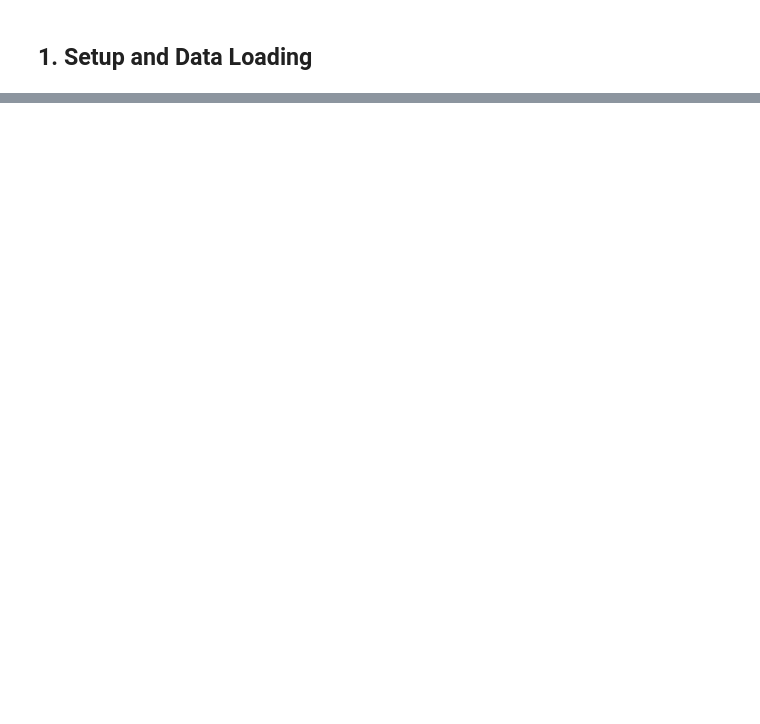
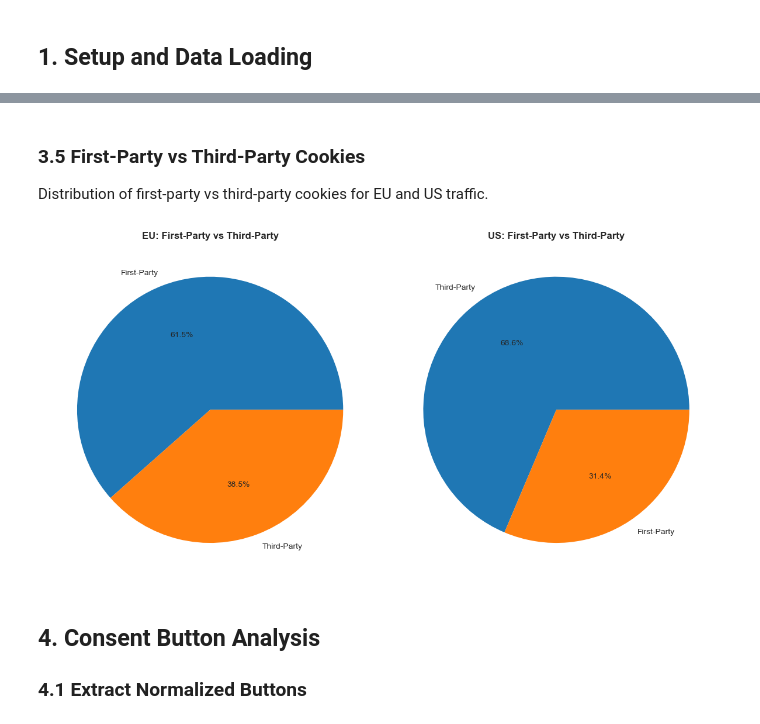
Before and after one commit to FlyinHedgehog/consent-observatory-tool-analysis, a Jupyter notebook: notebooks/results_analysis.ipynb, the cells around one changed output, grey strips where cells are left out. Cells and saved outputs as stored; diff of their text form; code cells hidden in the pictures; blank space fills up the shorter version.

```diff
--- a/notebooks/results_analysis.ipynb
+++ b/notebooks/results_analysis.ipynb
@@ -580,0 +359,47 @@ Silent tracking EU: 87.1%
+# %% [markdown]
+### 3.5 First-Party vs Third-Party Cookies
+
+Distribution of first-party vs third-party cookies for EU and US traffic.
+# %%
+def categorize_party(row):
+    # extract the hostname from the website_url and remove 'www.' if present
+    url_host = str(urlparse(row['website_url']).hostname).removeprefix('www.')
+
+    # clean the cookie domain by removing leading dots AND 'www.' if present
+    cookie_domain = str(row['domain']).lstrip('.').removeprefix('www.')
+
+    # if it's an exact match OR a valid subdomain match, it's First-Party
+    if url_host == cookie_domain or url_host.endswith('.' + cookie_domain):
+        return 'First-Party'
+    else:
+        return 'Third-Party'
+
+# this creates a new column called 'party', first-party/third-party
+df_eu_cookies['party'] = df_eu_cookies.apply(categorize_party, axis=1)
+df_us_cookies['party'] = df_us_cookies.apply(categorize_party, axis=1)
+
+# count the occurrences
+eu_party_counts = df_eu_cookies['party'].value_counts()
+us_party_counts = df_us_cookies['party'].value_counts()
+
+# plot pie charts
+fig, axes = plt.subplots(1, 2, figsize=(12, 6))
+# Plot EU
+axes[0].pie(eu_party_counts,
+            labels=eu_party_counts.index,
+            autopct='%1.1f%%')
+axes[0].set_title('EU: First-Party vs Third-Party', fontweight='bold')
+# Plot US
+axes[1].pie(us_party_counts,
+            labels=us_party_counts.index,
+            autopct='%1.1f%%')
+axes[1].set_title('US: First-Party vs Third-Party', fontweight='bold')
+
+plt.tight_layout()
+plt.show()
+# %% [output]
+[figure, added]
+# %% [markdown]
+## 4. Consent Button Analysis
+
+### 4.1 Extract Normalized Buttons
```
Also changed, not shown: parts of 53 cells of this notebook, 6 other files.
